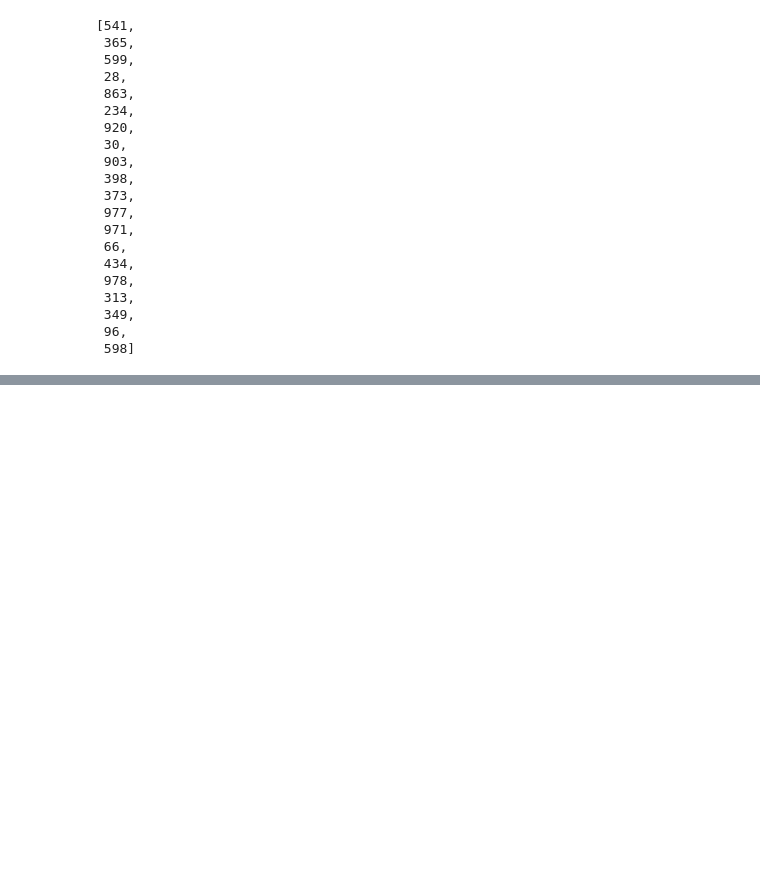
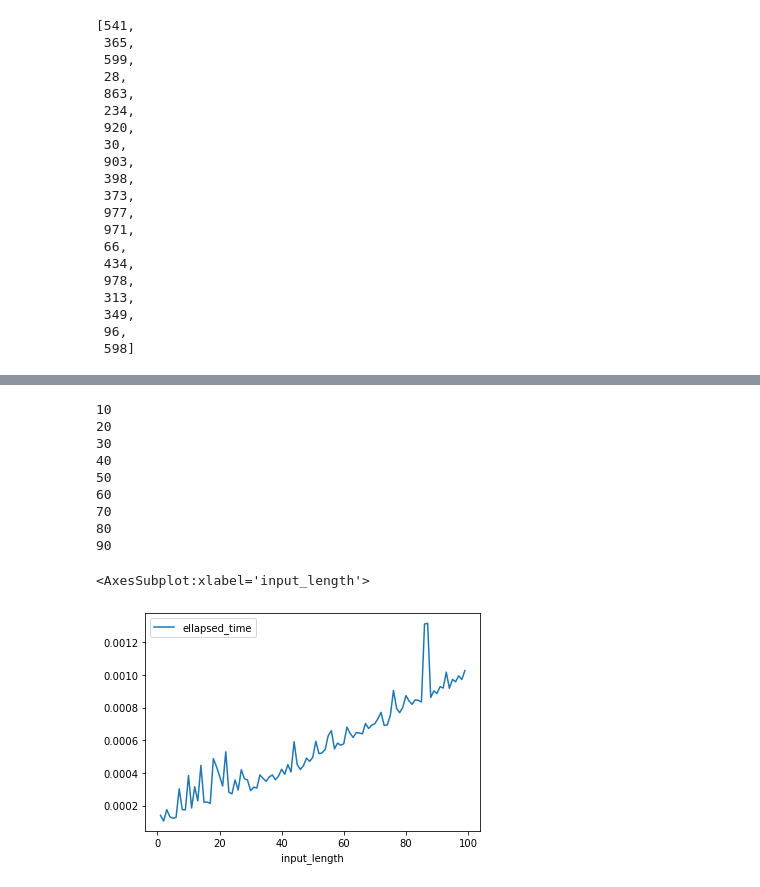
Before and after one commit to JohnStokes228/minimum_prime_hit_set, a Jupyter notebook: algorithm_comparisons.ipynb, the cells around one changed output, grey strips where cells are left out. Cells and saved outputs as stored; diff of their text form; code cells hidden in the pictures; blank space fills up the shorter version.

```diff
--- a/algorithm_comparisons.ipynb
+++ b/algorithm_comparisons.ipynb
@@ -109,0 +153,38 @@ Also note that multiple stochastic has managed to find a solution which matches
+# %%
+times = {}
+
+for n in range(1, 100):  # small range this time, to be extra sure
+    if n % 10 == 0:
+        print(n)
+
+    runtime = []
+
+    for i in range(5):
+        input_list = random.sample(range(0, 100), n)
+
+        start = timer()
+        minimum_prime_hitting_set(input_list, 'exhaustive', text=False)
+        end = timer()
+
+        runtime.append(end - start)
+
+    avg_runtime = statistics.mean(runtime)  # average runtime of five runs - we should probably run more to smooth this out!
+    times[str(n)] = avg_runtime
+
+times_df = pd.DataFrame(times, index=['time']).transpose().reset_index()
+times_df.columns = ['input_length', 'ellapsed_time']
+times_df['input_length'] = times_df.index + 1
+
+times_df.plot(x='input_length', y='average_ellapsed_time')
+# %% [output]
+10
+20
+30
+40
+50
+60
+70
+80
+90
+<AxesSubplot:xlabel='input_length'>
+[figure, added]
```
Also changed, not shown: parts of 16 cells of this notebook, 1 other file.
